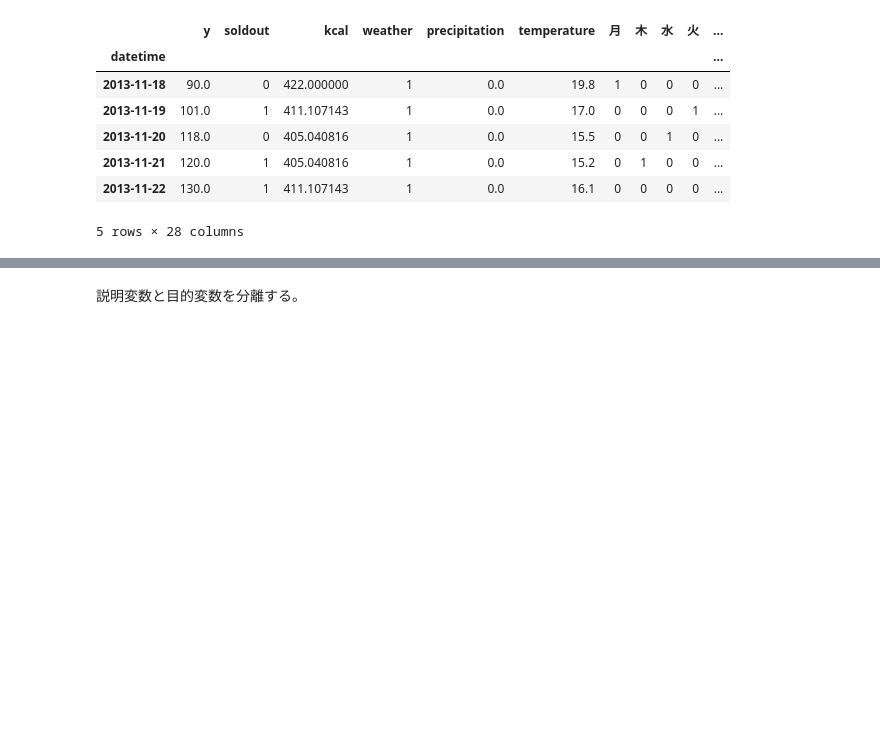
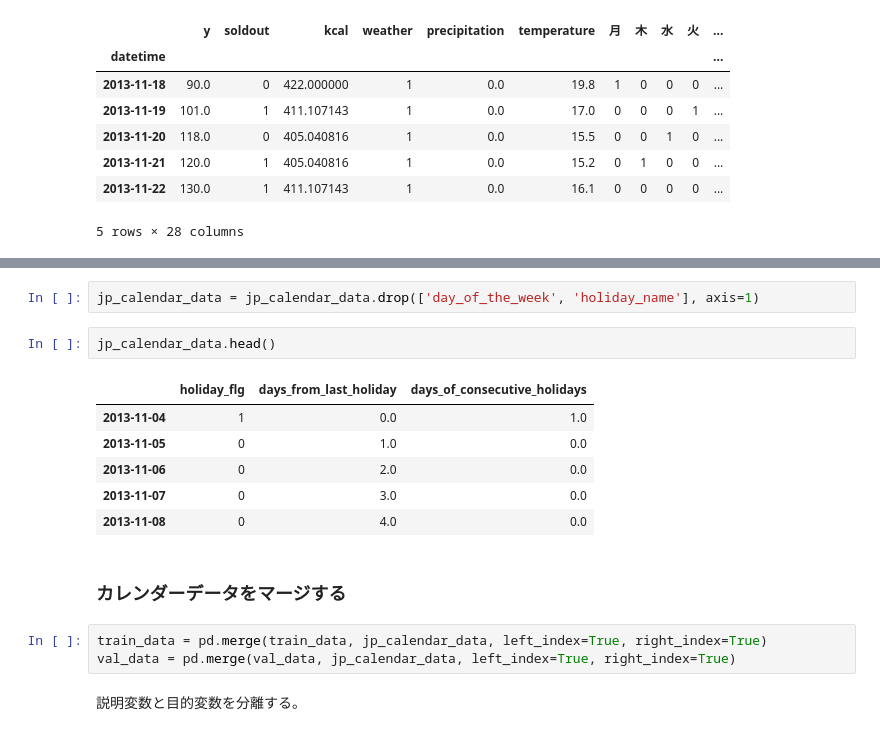
Before and after one commit to tooderapsn/signate-exercise-bento, a Jupyter notebook: workdir/make_feature.ipynb, the cells around one changed output, grey strips where cells are left out. Drawn from its saved outputs; the diff is of its cells as text; blank space fills up the shorter version.

Commit message:
カレンダーデータをマージ  Changes to be committed: 	modified:   workdir/make_feature.ipynb

```diff
--- a/workdir/make_feature.ipynb
+++ b/workdir/make_feature.ipynb
@@ -306,3 +320,19 @@ train_data.head()
+# %%
+jp_calendar_data = jp_calendar_data.drop(['day_of_the_week', 'holiday_name'], axis=1)
+# %%
+jp_calendar_data.head()
+# %% [output]
+|  | holiday_flg | days_from_last_holiday | days_of_consecutive_holidays |
+| 2013-11-04 | 1 | 0.0 | 1.0 |
+| 2013-11-05 | 0 | 1.0 | 0.0 |
+| 2013-11-06 | 0 | 2.0 | 0.0 |
+| 2013-11-07 | 0 | 3.0 | 0.0 |
+| 2013-11-08 | 0 | 4.0 | 0.0 |
+# %% [markdown]
+### カレンダーデータをマージする
+# %%
+train_data = pd.merge(train_data, jp_calendar_data, left_index=True, right_index=True)
+val_data = pd.merge(val_data, jp_calendar_data, left_index=True, right_index=True)
 # %% [markdown]
 説明変数と目的変数を分離する。
 # %%
```
Also changed, not shown: parts of 12 cells of this notebook.
